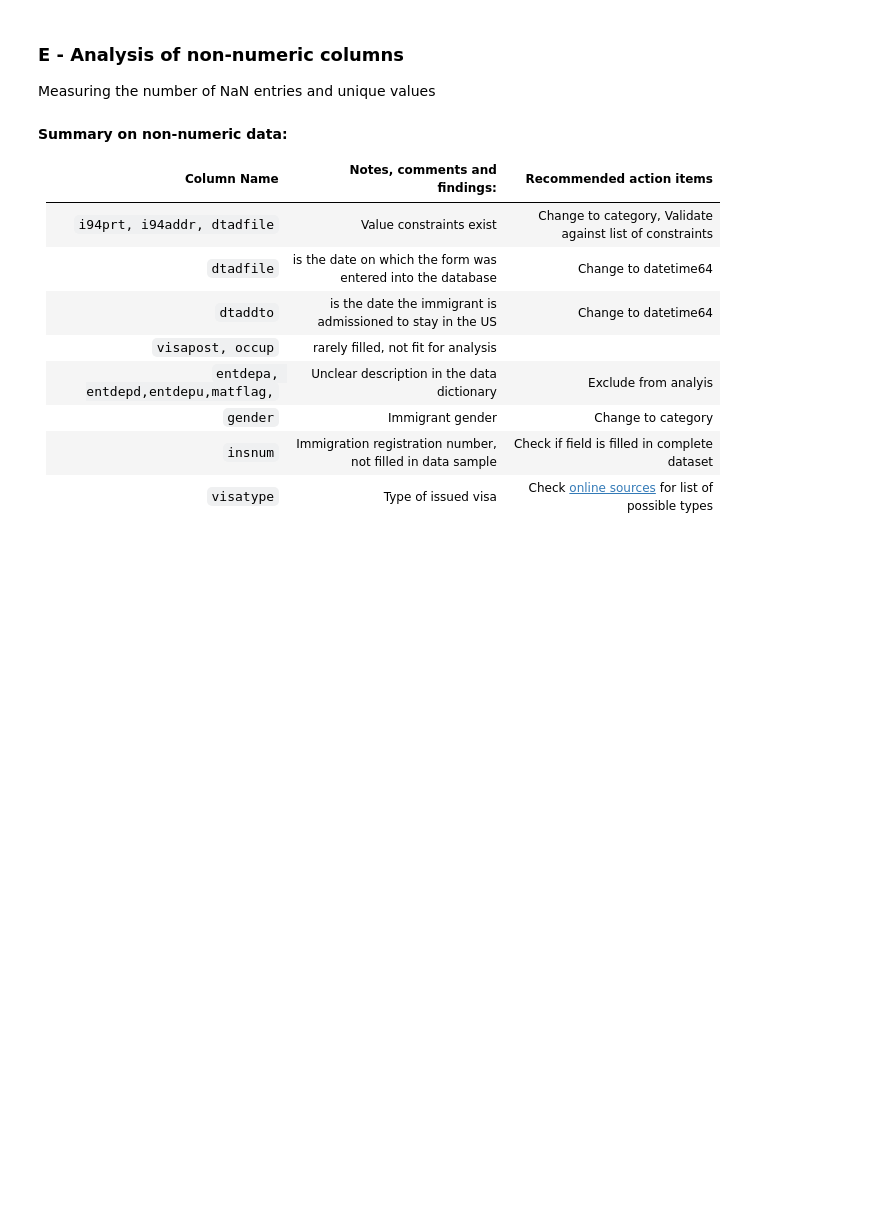
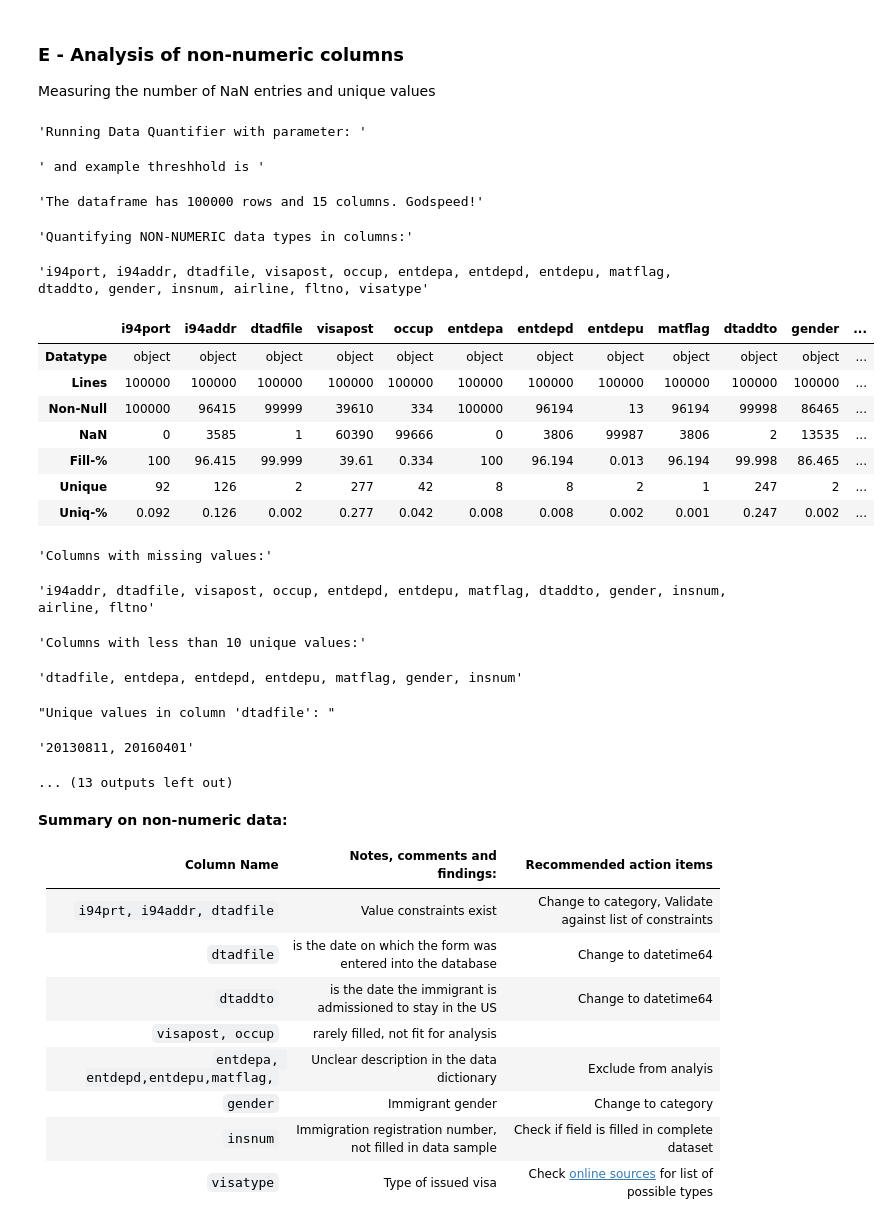
Before and after one commit to StefanSchindewolf/Udac-Capstone, a Jupyter notebook: 01_Main-Project-Notebook.ipynb, the cells around one changed output. Drawn from its saved outputs; the diff is of its cells as text; code cells hidden in the pictures; blank space fills up the shorter version.

```diff
--- a/01_Main-Project-Notebook.ipynb
+++ b/01_Main-Project-Notebook.ipynb
@@ -168,8 +103,8 @@ As Pandas has a method to import SAS data we will be using this mechanism. The f
 # Configuration
 sas_file =  '../../data/18-83510-I94-Data-2016/i94_apr16_sub.sas7bdat'
 sas_file_format = 'sas7bdat'
-max_lines=6000     # Set the desired line number here
-for_lines=2000     # Set the desired lines for each cycle here
+max_lines=100000     # Set the desired line number here
+for_lines=50000     # Set the desired lines for each cycle here
 
-sas_df = sas_chunk_reader(sas_file, sas_file_format, max_lines, for_lines)
+sas_df = read_sas_in_chunks(sas_file, sas_file_format, max_lines, for_lines)
 # %% [output]
@@ -273,7 +245,28 @@ summarize_data(sas_df, ['numbers'])
 ### E - Analysis of non-numeric columns
 Measuring the number of NaN entries and unique values
 # %%
-quantify_data(sas_df, ['object'])
+summarize_data(sas_df, ['object'])
+# %% [output]
+'Running Data Quantifier with parameter: '
+' and example threshhold is '
+'The dataframe has 100000 rows and 15 columns. Godspeed!'
+'Quantifying NON-NUMERIC data types in columns:'
+'i94port, i94addr, dtadfile, visapost, occup, entdepa, entdepd, entdepu, matflag, dtaddto, gender, insnum, airline, fltno, visatype'
+|  | i94port | i94addr | dtadfile | visapost | occup | entdepa | entdepd | entdepu | matflag | dtaddto | gender | ... |
+| Datatype | object | object | object | object | object | object | object | object | object | object | object | ... |
+| Lines | 100000 | 100000 | 100000 | 100000 | 100000 | 100000 | 100000 | 100000 | 100000 | 100000 | 100000 | ... |
+| Non-Null | 100000 | 96415 | 99999 | 39610 | 334 | 100000 | 96194 | 13 | 96194 | 99998 | 86465 | ... |
+| NaN | 0 | 3585 | 1 | 60390 | 99666 | 0 | 3806 | 99987 | 3806 | 2 | 13535 | ... |
+| Fill-% | 100 | 96.415 | 99.999 | 39.61 | 0.334 | 100 | 96.194 | 0.013 | 96.194 | 99.998 | 86.465 | ... |
+| Unique | 92 | 126 | 2 | 277 | 42 | 8 | 8 | 2 | 1 | 247 | 2 | ... |
+| Uniq-% | 0.092 | 0.126 | 0.002 | 0.277 | 0.042 | 0.008 | 0.008 | 0.002 | 0.001 | 0.247 | 0.002 | ... |
+'Columns with missing values:'
+'i94addr, dtadfile, visapost, occup, entdepd, entdepu, matflag, dtaddto, gender, insnum, airline, fltno'
+'Columns with less than 10 unique values:'
+'dtadfile, entdepa, entdepd, entdepu, matflag, gender, insnum'
+"Unique values in column 'dtadfile': "
+'20130811, 20160401'
+... (13 outputs left out)
 # %% [markdown]
 **Summary on non-numeric data:**
 
```
Also changed, not shown: parts of 75 cells of this notebook.
